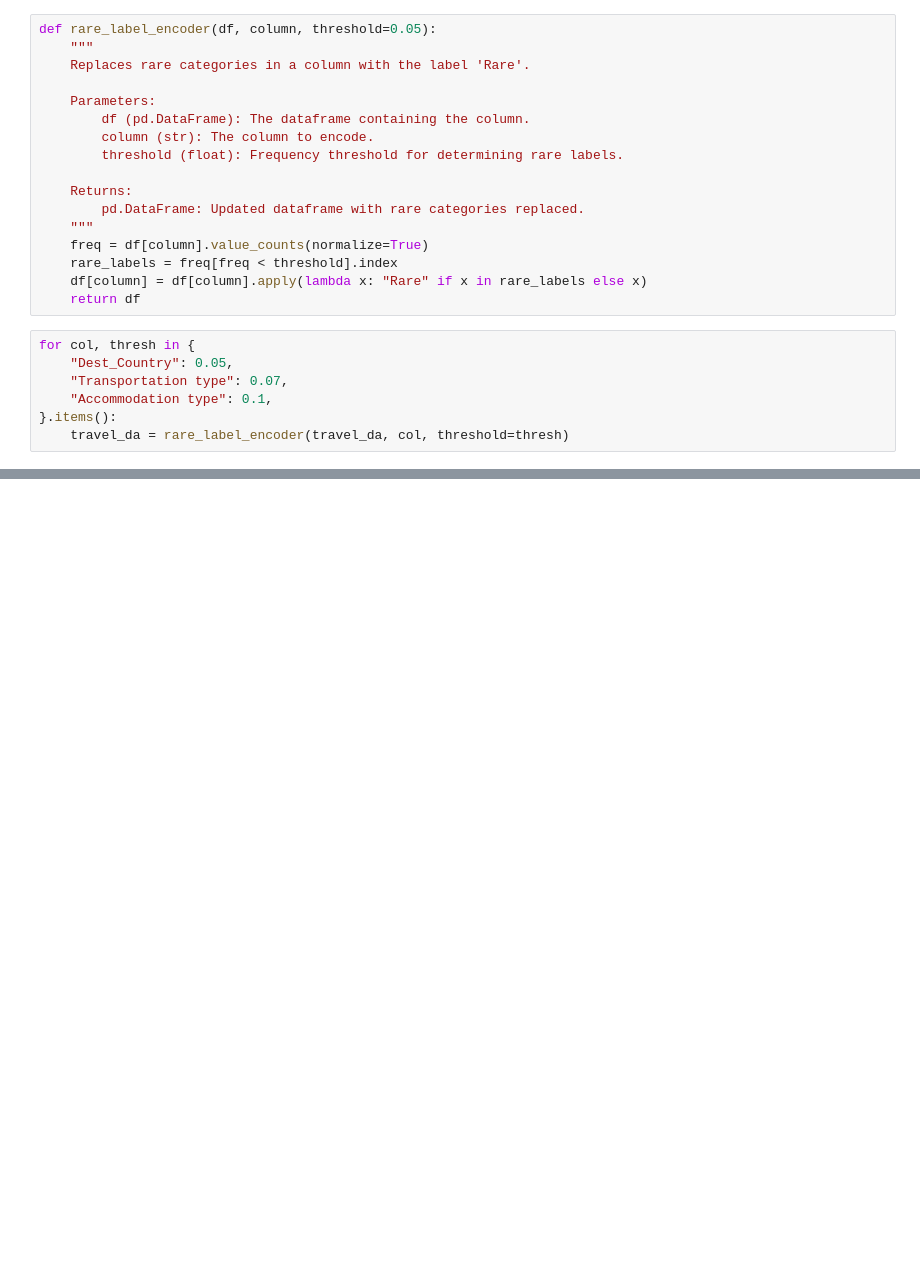
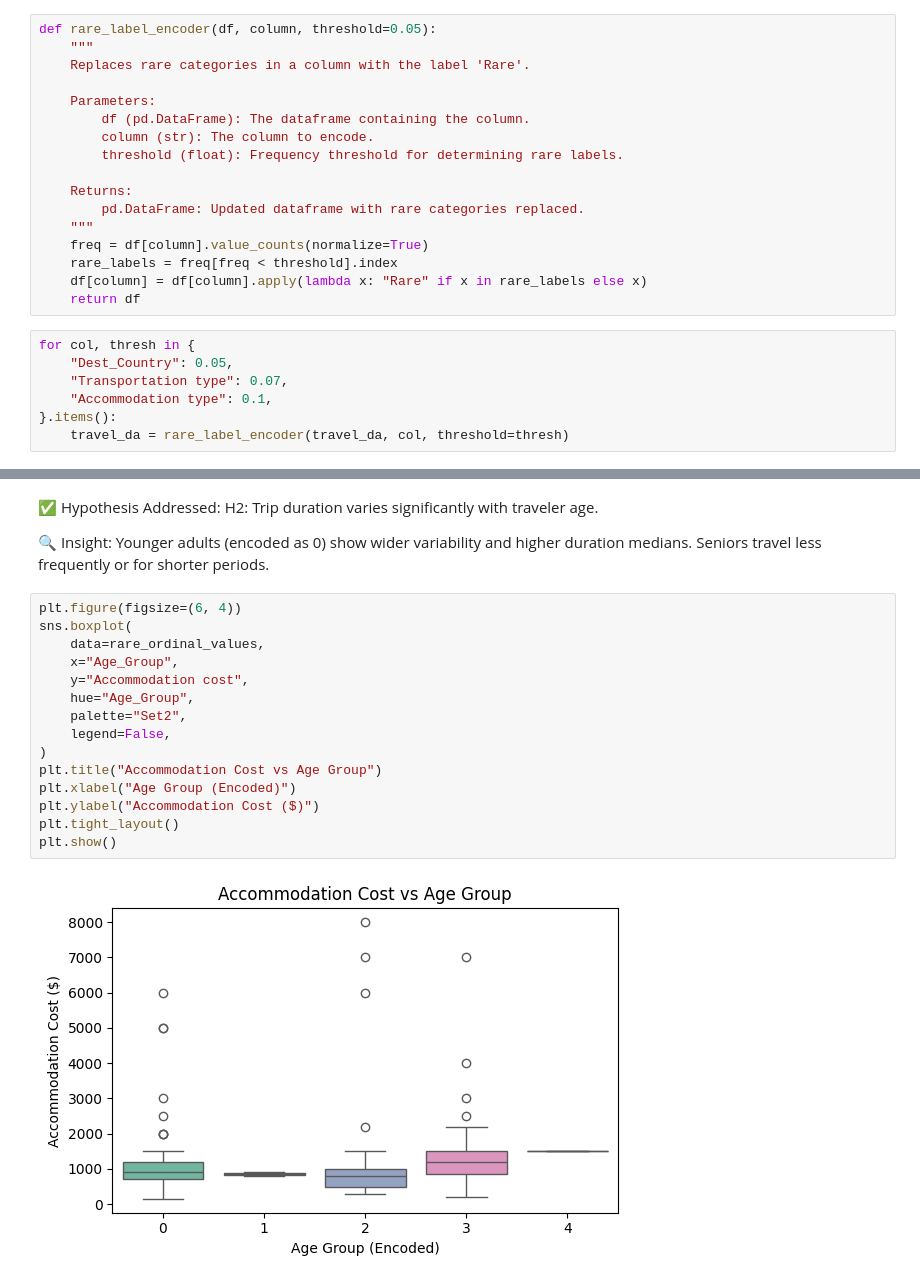
Before and after one commit to banerjixplores/travel_trends, a Jupyter notebook: jupyter_notebooks/Hackathon_Travel_Dataset.ipynb, the cells around one changed output, grey strips where cells are left out. Cells and saved outputs as stored; diff of their text form; blank space fills up the shorter version.

```diff
--- a/jupyter_notebooks/Hackathon_Travel_Dataset.ipynb
+++ b/jupyter_notebooks/Hackathon_Travel_Dataset.ipynb
@@ -1012,0 +1384,23 @@ NameError: name 'rare_values' is not defined
+# %% [markdown]
+✅ Hypothesis Addressed:
+H2: Trip duration varies significantly with traveler age.
+
+🔍 Insight:
+Younger adults (encoded as 0) show wider variability and higher duration medians. Seniors travel less frequently or for shorter periods.
+# %%
+plt.figure(figsize=(6, 4))
+sns.boxplot(
+    data=rare_ordinal_values,
+    x="Age_Group",
+    y="Accommodation cost",
+    hue="Age_Group",
+    palette="Set2",
+    legend=False,
+)
+plt.title("Accommodation Cost vs Age Group")
+plt.xlabel("Age Group (Encoded)")
+plt.ylabel("Accommodation Cost ($)")
+plt.tight_layout()
+plt.show()
+# %% [output]
+[figure, added]
```
Also changed, not shown: parts of 45 cells of this notebook.
